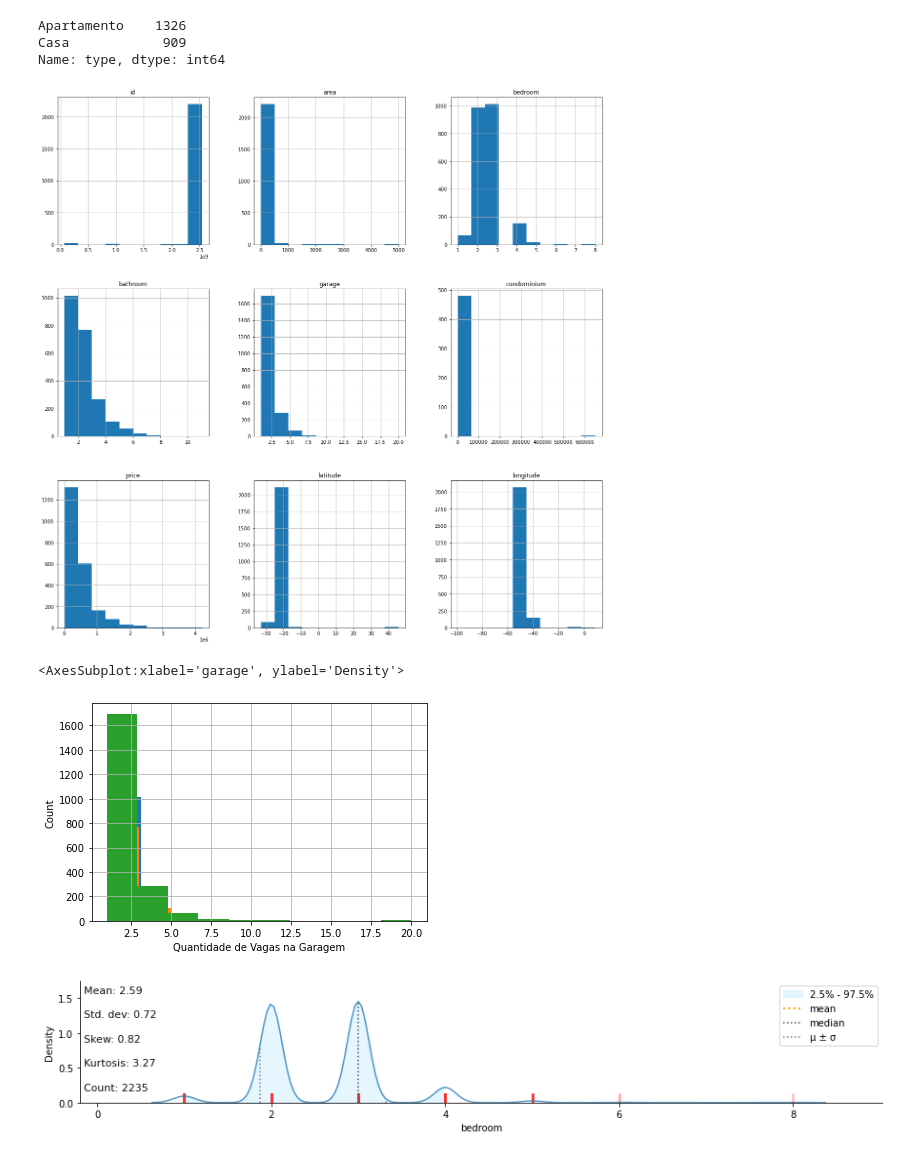
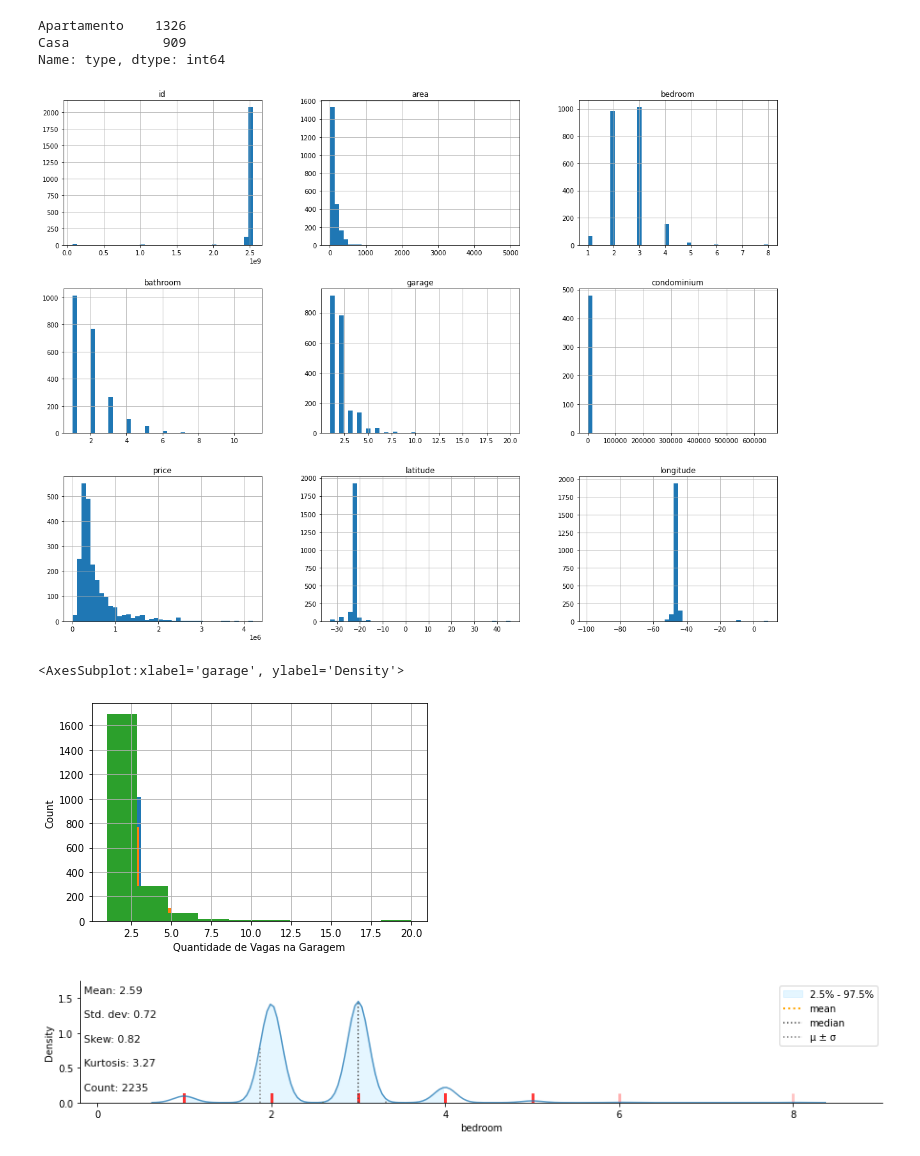
Before and after one commit to VanessaSwerts/imovel-data, a Jupyter notebook: src/model/housing-pricing-calculator.ipynb, the cells around one changed output. Drawn from its saved outputs; the diff is of its cells as text; code cells hidden in the pictures.

Commit message:
Add new features to the existing model
- Add sampling methods
- Add data visualization methods
- See correlations between features

```diff
--- a/src/model/housing-pricing-calculator.ipynb
+++ b/src/model/housing-pricing-calculator.ipynb
@@ -226,32 +230,32 @@ Casa            909
 Name: type, dtype: int64
 # %%
 # Configurações relacionadas ao tamanho dos gráficos
-fig = plt.figure(figsize = (20,20))
+fig = plt.figure(figsize = (20,15))
 ax = fig.gca()
 
 # Visualizando histogramas de todas as variáveis do dataframe
-df_pocos.hist(ax=ax)
+df_pocos.hist(ax=ax, bins = 40)
 plt.show()
 
 # Visualizando histogramas das variáveis (features) do dataframe
 df_pocos['bedroom'].hist()
 plt.xlabel('Quantidade de Quartos')
 plt.ylabel('Count')
 
 df_pocos['bathroom'].hist()
 plt.xlabel('Quantidade de Banheiros')
 plt.ylabel('Count')
 
 df_pocos['garage'].hist()
 plt.xlabel('Quantidade de Vagas na Garagem')
 plt.ylabel('Count')
 
 # Plotando os gráficos utilizando a biblioteca klib
 klib.dist_plot(df_pocos['bedroom'])
 klib.dist_plot(df_pocos['bathroom'])
 klib.dist_plot(df_pocos['garage'])
 # %% [output]
-[figure, old version]
+[figure, new version]
 <AxesSubplot:xlabel='garage', ylabel='Density'>
 [figure]
 [figure]
```
Also changed, not shown: parts of 18 cells of this notebook, 1 other file.
